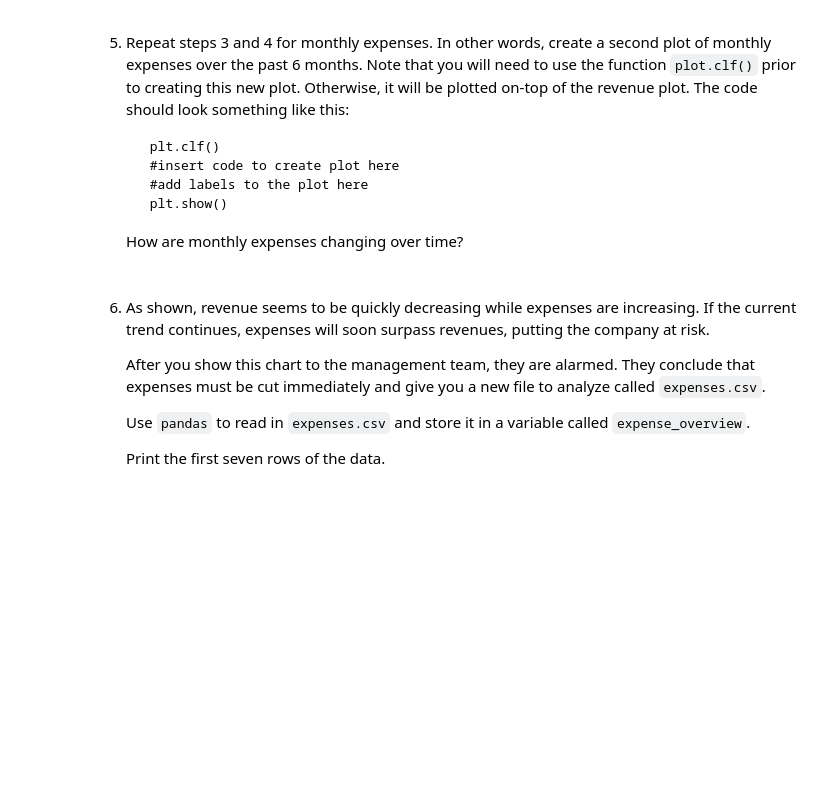
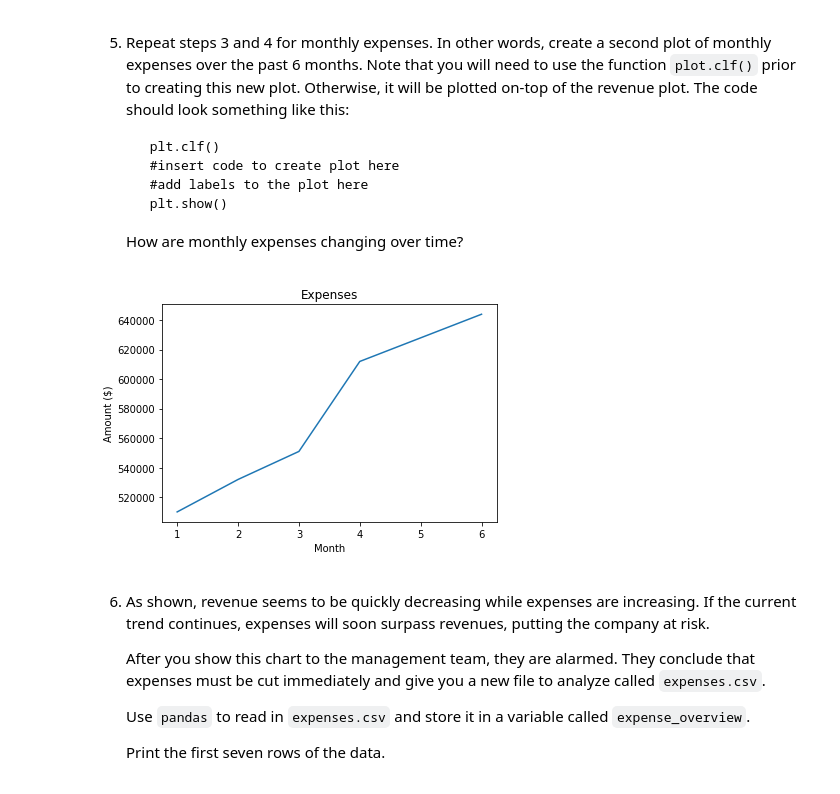
Before and after one commit to Klaynie/Learning-Python, a Jupyter notebook: Learning-Python/Codecademy/Startup_Transformation/script.ipynb, the cells around one changed output. Drawn from its saved outputs; the diff is of its cells as text; code cells hidden in the pictures; blank space fills up the shorter version.

```diff
--- a/Learning-Python/Codecademy/Startup_Transformation/script.ipynb
+++ b/Learning-Python/Codecademy/Startup_Transformation/script.ipynb
@@ -52,6 +80,15 @@ financial_data = pd.read_csv('financial_data.csv')
         plt.show()
 
     How are monthly expenses changing over time?
+# %%
+plt.clf()
+plt.plot(month,expenses)
+plt.xlabel('Month')
+plt.ylabel('Amount ($)')
+plt.title('Expenses')
+plt.show()
+# %% [output]
+[figure, added]
 # %% [markdown]
 6. As shown, revenue seems to be quickly decreasing while expenses are increasing. If the current trend continues, expenses will soon surpass revenues, putting the company at risk.
 
```
Also changed, not shown: parts of 23 cells of this notebook.
